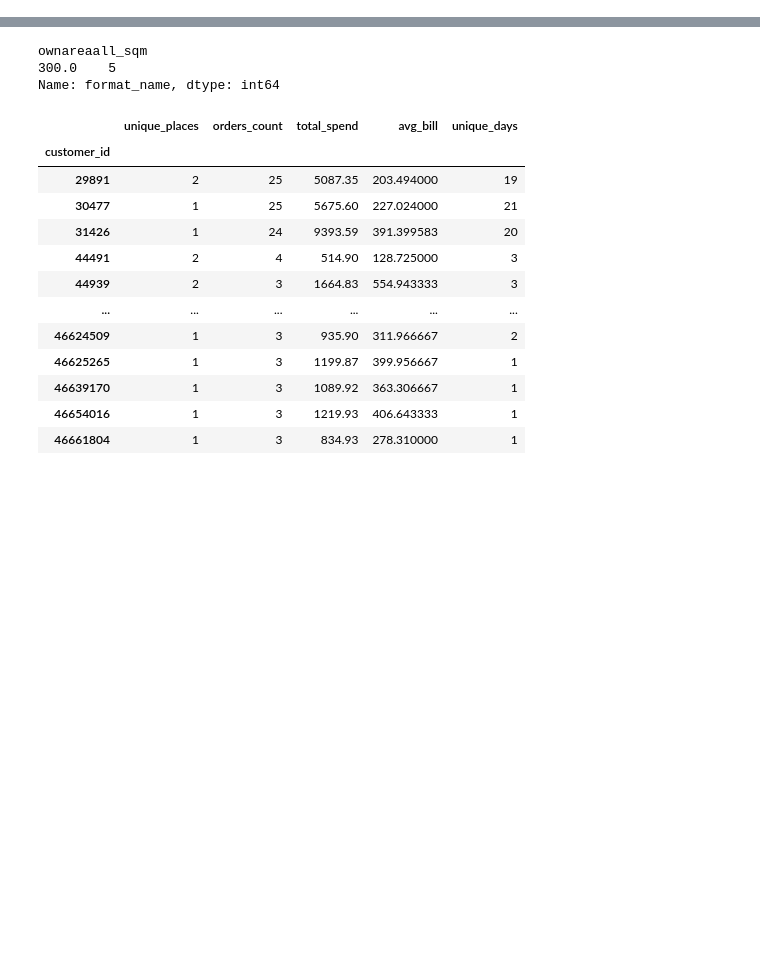
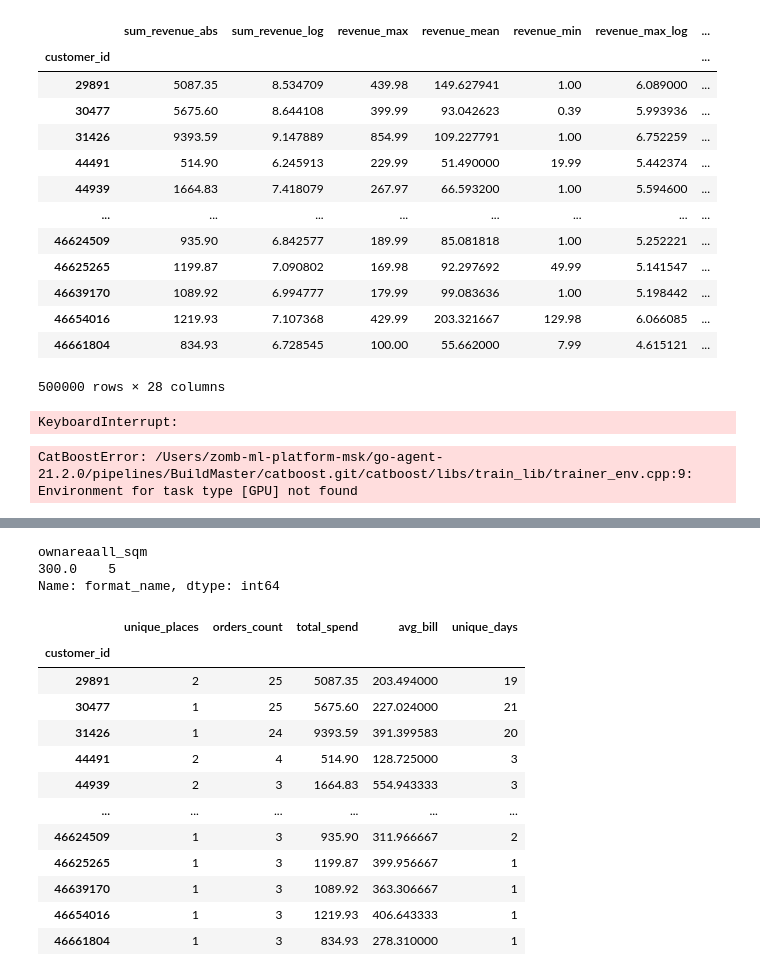
Before and after one commit to limpwinter/fast_food_churn_prevention, a Jupyter notebook: testing_data.ipynb, the cells around one changed output, grey strips where cells are left out. Saved outputs shown, nothing was run; the diff lists cells and outputs as text; code cells hidden in the pictures; blank space fills up the shorter version.

```diff
--- a/testing_data.ipynb
+++ b/testing_data.ipynb
@@ -10,3 +51,28 @@ from src import MetaInfo
 # %%
 train_data = pd.read_parquet("data/train.parquet")
 test_data = pd.read_parquet("data/test.parquet")
+# %%
+train_manager = MetaInfo(train_data)
+X_train = train_manager.generate_meta_features()
+y_train = train_manager.get_labels()
+['year_median', 'year_max', 'year_min',
+ 'month_median', 'month_max', 'month_min', 'num_unique_years', 'num_unique_months',
+ 'n_unique_checks_gt_5', 'n_unique_checks_gt_10', 'n_unique_checks_gt_20', 'n_unique_days_gt_5', 'n_unique_days_gt_10',
+ 'n_unique_days_gt_20', 'num_different_formats']
+# %%
+X_train
+# %% [output]
+|  | sum_revenue_abs | sum_revenue_log | revenue_max | revenue_mean | revenue_min | revenue_max_log | ... |
+| customer_id |  |  |  |  |  |  | ... |
+| 29891 | 5087.35 | 8.534709 | 439.98 | 149.627941 | 1.00 | 6.089000 | ... |
+| 30477 | 5675.60 | 8.644108 | 399.99 | 93.042623 | 0.39 | 5.993936 | ... |
+| 31426 | 9393.59 | 9.147889 | 854.99 | 109.227791 | 1.00 | 6.752259 | ... |
+| 44491 | 514.90 | 6.245913 | 229.99 | 51.490000 | 19.99 | 5.442374 | ... |
+| 44939 | 1664.83 | 7.418079 | 267.97 | 66.593200 | 1.00 | 5.594600 | ... |
+| ... | ... | ... | ... | ... | ... | ... | ... |
+| 46624509 | 935.90 | 6.842577 | 189.99 | 85.081818 | 1.00 | 5.252221 | ... |
+| 46625265 | 1199.87 | 7.090802 | 169.98 | 92.297692 | 49.99 | 5.141547 | ... |
+| 46639170 | 1089.92 | 6.994777 | 179.99 | 99.083636 | 1.00 | 5.198442 | ... |
+| 46654016 | 1219.93 | 7.107368 | 429.99 | 203.321667 | 129.98 | 6.066085 | ... |
+| 46661804 | 834.93 | 6.728545 | 100.00 | 55.662000 | 7.99 | 4.615121 | ... |
+500000 rows × 28 columns
@@ -12,0 +82,4 @@ test_data = pd.read_parquet("data/test.parquet")
+# %%
+Wrapper(clf, X_train.values, y_train['buy_post'].values, X_test).crossval(5)
+# %% [output]
+KeyboardInterrupt:
@@ -12,0 +102,4 @@ test_data = pd.read_parquet("data/test.parquet")
+# %%
+cb_classifier.fit(X_train, y_train['buy_post'])
+# %% [output]
+CatBoostError: /Users/zomb-ml-platform-msk/go-agent-21.2.0/pipelines/BuildMaster/catboost.git/catboost/libs/train_lib/trainer_env.cpp:9: Environment for task type [GPU] not found
```
Also changed, not shown: parts of 16 cells of this notebook, 3 other files.
